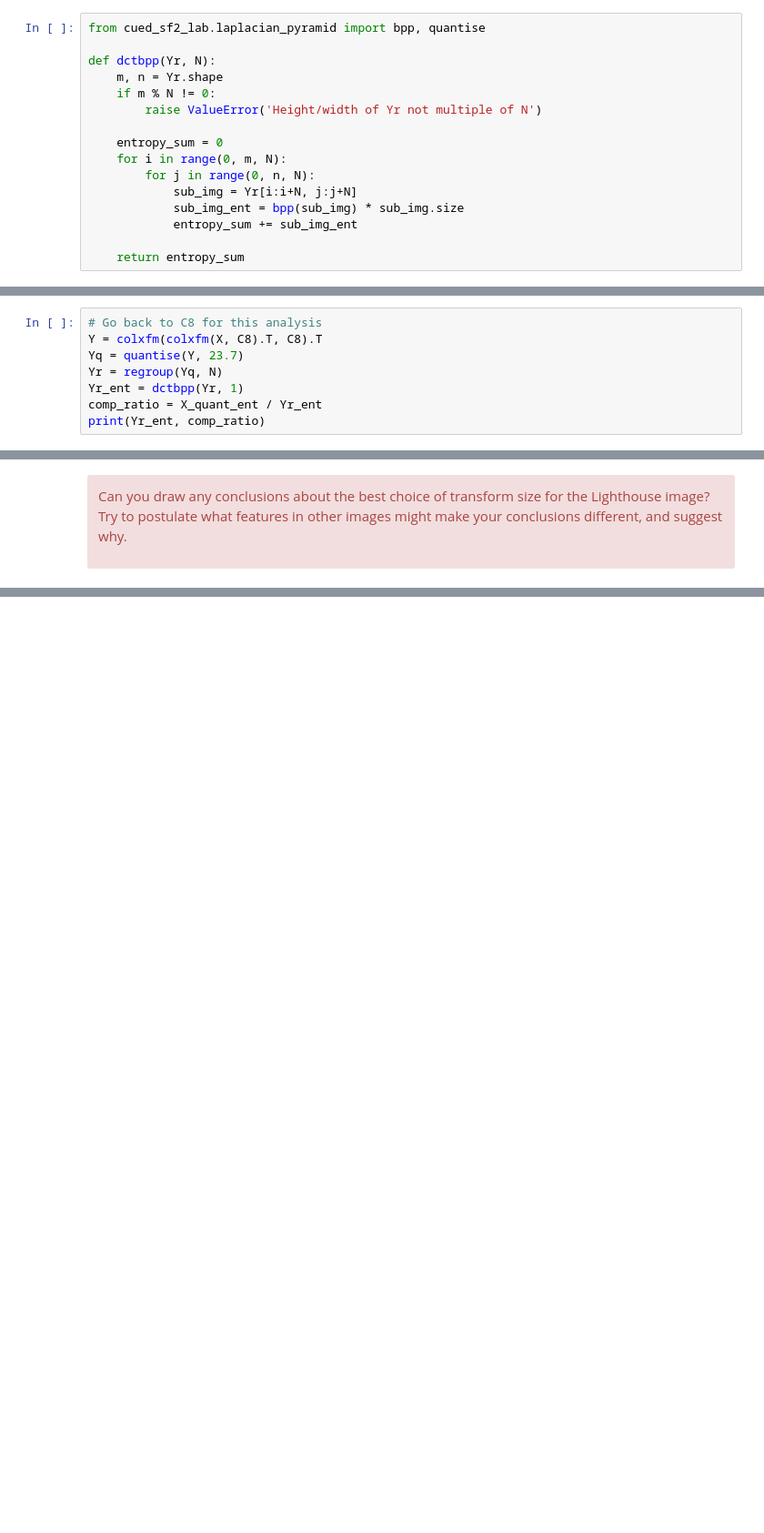
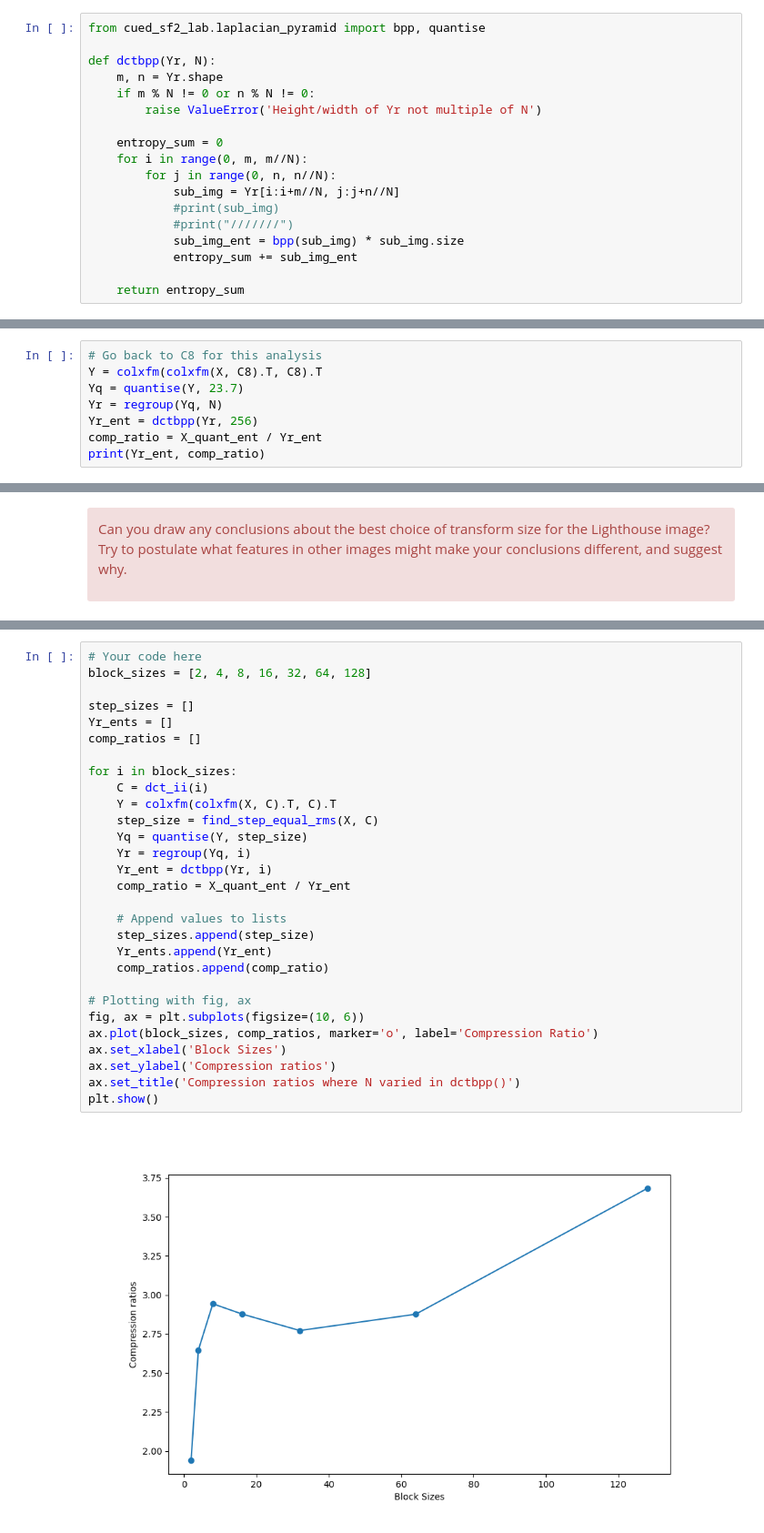
Before and after one commit to edwardtownsend/sf2, a Jupyter notebook: 7-the-discrete-cosine-transform.ipynb, the cells around one changed output, grey strips where cells are left out. Shown at 91% size. Drawn from its saved outputs; the diff is of its cells as text; blank space fills up the shorter version.

```diff
--- a/7-the-discrete-cosine-transform.ipynb
+++ b/7-the-discrete-cosine-transform.ipynb
@@ -318,13 +318,15 @@ from cued_sf2_lab.laplacian_pyramid import bpp, quantise
 
 def dctbpp(Yr, N):
     m, n = Yr.shape
-    if m % N != 0:
+    if m % N != 0 or n % N != 0:
         raise ValueError('Height/width of Yr not multiple of N')
 
     entropy_sum = 0
-    for i in range(0, m, N):
-        for j in range(0, n, N):
-            sub_img = Yr[i:i+N, j:j+N]
+    for i in range(0, m, m//N):
+        for j in range(0, n, n//N):
+            sub_img = Yr[i:i+m//N, j:j+n//N]
+            #print(sub_img)
+            #print("///////")
             sub_img_ent = bpp(sub_img) * sub_img.size
             entropy_sum += sub_img_ent
 
@@ -529,7 +532,7 @@ NOTE ON THE ABOVE - i.e. the entropy and hence compression ratio for C16 may be
 Y = colxfm(colxfm(X, C8).T, C8).T
 Yq = quantise(Y, 23.7)
 Yr = regroup(Yq, N)
-Yr_ent = dctbpp(Yr, 1)
+Yr_ent = dctbpp(Yr, 256)
 comp_ratio = X_quant_ent / Yr_ent
 print(Yr_ent, comp_ratio)
 # %% [output]
@@ -548,0 +552,31 @@ conclusions different, and suggest why.</div>
+# %%
+# Your code here
+block_sizes = [2, 4, 8, 16, 32, 64, 128]
+
+step_sizes = []
+Yr_ents = []
+comp_ratios = []
+
+for i in block_sizes:
+    C = dct_ii(i)
+    Y = colxfm(colxfm(X, C).T, C).T
+    step_size = find_step_equal_rms(X, C)
+    Yq = quantise(Y, step_size)
+    Yr = regroup(Yq, i)
+    Yr_ent = dctbpp(Yr, i)
+    comp_ratio = X_quant_ent / Yr_ent
+
+    # Append values to lists
+    step_sizes.append(step_size)
+    Yr_ents.append(Yr_ent)
+    comp_ratios.append(comp_ratio)
+
+# Plotting with fig, ax
+fig, ax = plt.subplots(figsize=(10, 6))
+ax.plot(block_sizes, comp_ratios, marker='o', label='Compression Ratio')
+ax.set_xlabel('Block Sizes')
+ax.set_ylabel('Compression ratios')
+ax.set_title('Compression ratios where N varied in dctbpp()')
+plt.show()
+# %% [output]
+[figure, added]
```
Also changed, not shown: parts of 11 cells of this notebook, 1 other file.
